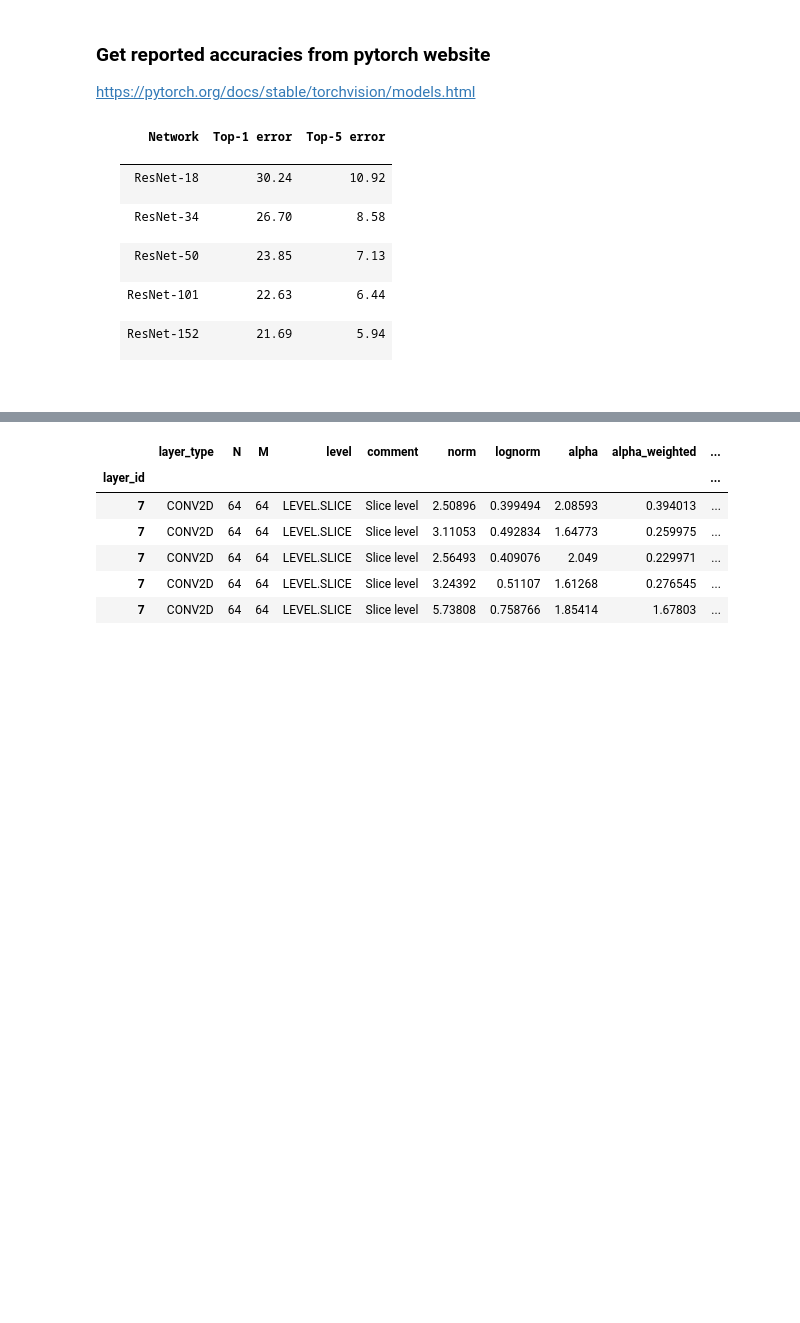
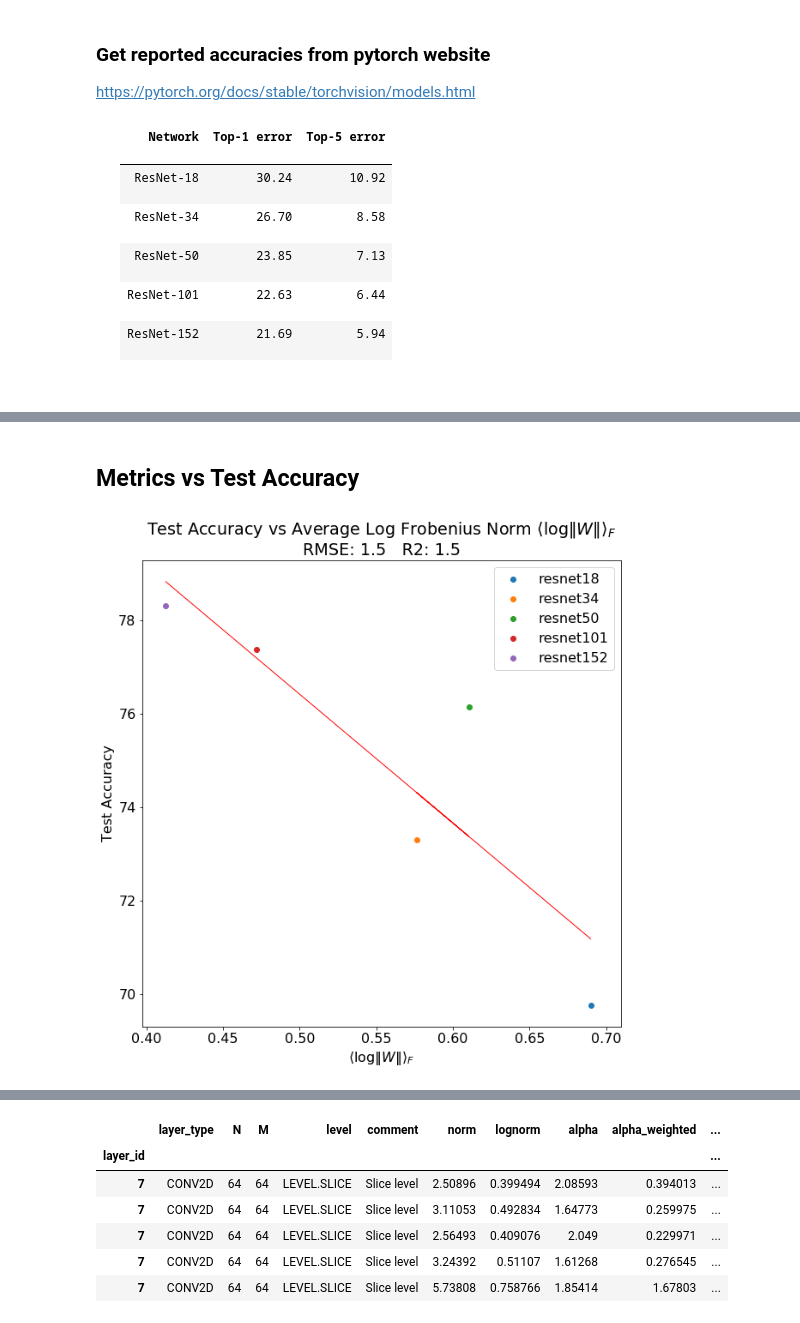
Before and after one commit to CalculatedContent/WeightWatcher, a Jupyter notebook: WeightWatcher-ResNet.ipynb, the cells around one changed output, grey strips where cells are left out. Drawn from its saved outputs; the diff is of its cells as text; code cells hidden in the pictures; blank space fills up the shorter version.

```diff
--- a/WeightWatcher-ResNet.ipynb
+++ b/WeightWatcher-ResNet.ipynb
@@ -151,0 +178,2 @@ INFO:weightwatcher.weightwatcher:Softrank for MP fit compound: min: 0.0256241958
+# %% [markdown]
+## Metrics vs Test Accuracy
@@ -151,0 +183,43 @@ INFO:weightwatcher.weightwatcher:Softrank for MP fit compound: min: 0.0256241958
+# %%
+
+def plot_test_accuracy(metric, xlabel, title):
+    """Create plot of Metric vs Reported Test Accuracy, and run Linear Regression"""
+    num = len(all_names)
+    xs, ys = np.empty(num), np.empty(num)
+    for im, modelname in enumerate(all_names):
+
+        summary = all_summaries[im]
+        x = summary[metric]
+        xs[im] = x
+
+        error = top1_errors[modelname]
+        y = 100.0-error
+        ys[im] = y
+
+        label = modelname
+        plt.scatter(x, y, label=label)
+
+
+    xs = xs.reshape(-1,1)
+    ys = ys.reshape(-1,1)
+    regr = linear_model.LinearRegression()
+    regr.fit(xs, ys)
+    y_pred = regr.predict(xs)
+    plt.plot(xs, y_pred, color='red', linewidth=1)
+
+    rmse = np.sqrt(metrics.mean_squared_error(ys, y_pred))
+    r2 = metrics.r2_score(ys, y_pred)
+    title2 = "RMSE: {0:.2}   R2: {0:.2}".format(rmse, r2)
+
+    plt.legend()
+    plt.title(r"Test Accuracy vs "+title+"\n"+title2)
+    plt.ylabel(r"Test Accuracy")
+    plt.xlabel(xlabel);
+# %%
+metric = "lognorm"
+xlabel = r"$\langle\log\Vert W\Vert\rangle_{F}$"
+title = "Average Log Frobenius Norm "+xlabel
+
+plot_test_accuracy(metric, xlabel, title)
+# %% [output]
+[figure, added]
```
Also changed, not shown: parts of 26 cells of this notebook.
